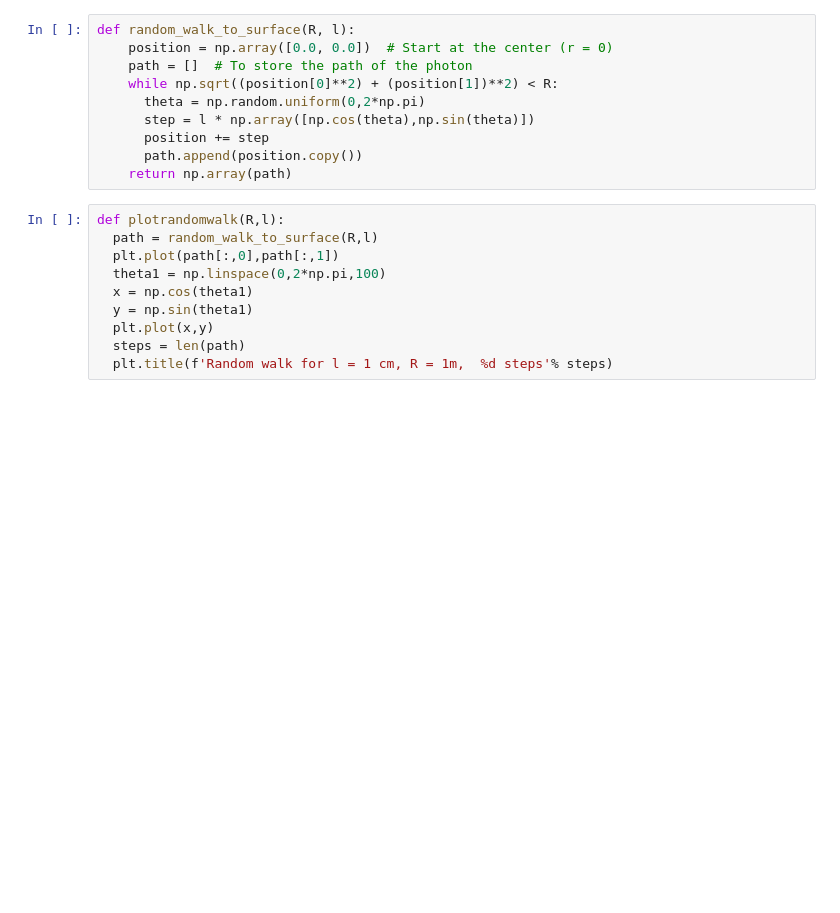
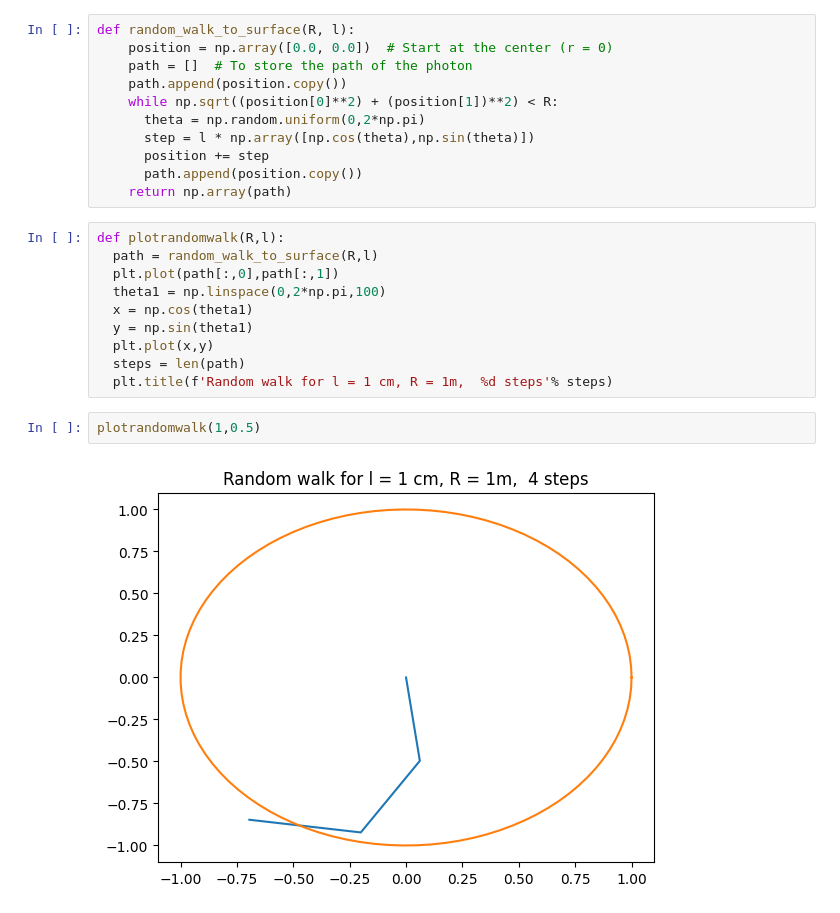
Before and after one commit to elimiller/Numericalanalysis, a Jupyter notebook: Astro202Pset6.ipynb, the cells around one changed output. Drawn from its saved outputs; the diff is of its cells as text; blank space fills up the shorter version.

```diff
--- a/Astro202Pset6.ipynb
+++ b/Astro202Pset6.ipynb
@@ -9,6 +13,7 @@ l = 0.01
 def random_walk_to_surface(R, l):
     position = np.array([0.0, 0.0])  # Start at the center (r = 0)
     path = []  # To store the path of the photon
+    path.append(position.copy())
     while np.sqrt((position[0]**2) + (position[1])**2) < R:
       theta = np.random.uniform(0,2*np.pi)
       step = l * np.array([np.cos(theta),np.sin(theta)])
@@ -25,6 +30,10 @@ def plotrandomwalk(R,l):
   plt.plot(x,y)
   steps = len(path)
   plt.title(f'Random walk for l = 1 cm, R = 1m,  %d steps'% steps)
+# %%
+plotrandomwalk(1,0.5)
+# %% [output]
+[figure, added]
 # %%
 plotrandomwalk(1,0.01)
 # %% [output]
```
Also changed, not shown: parts of 6 cells of this notebook.
